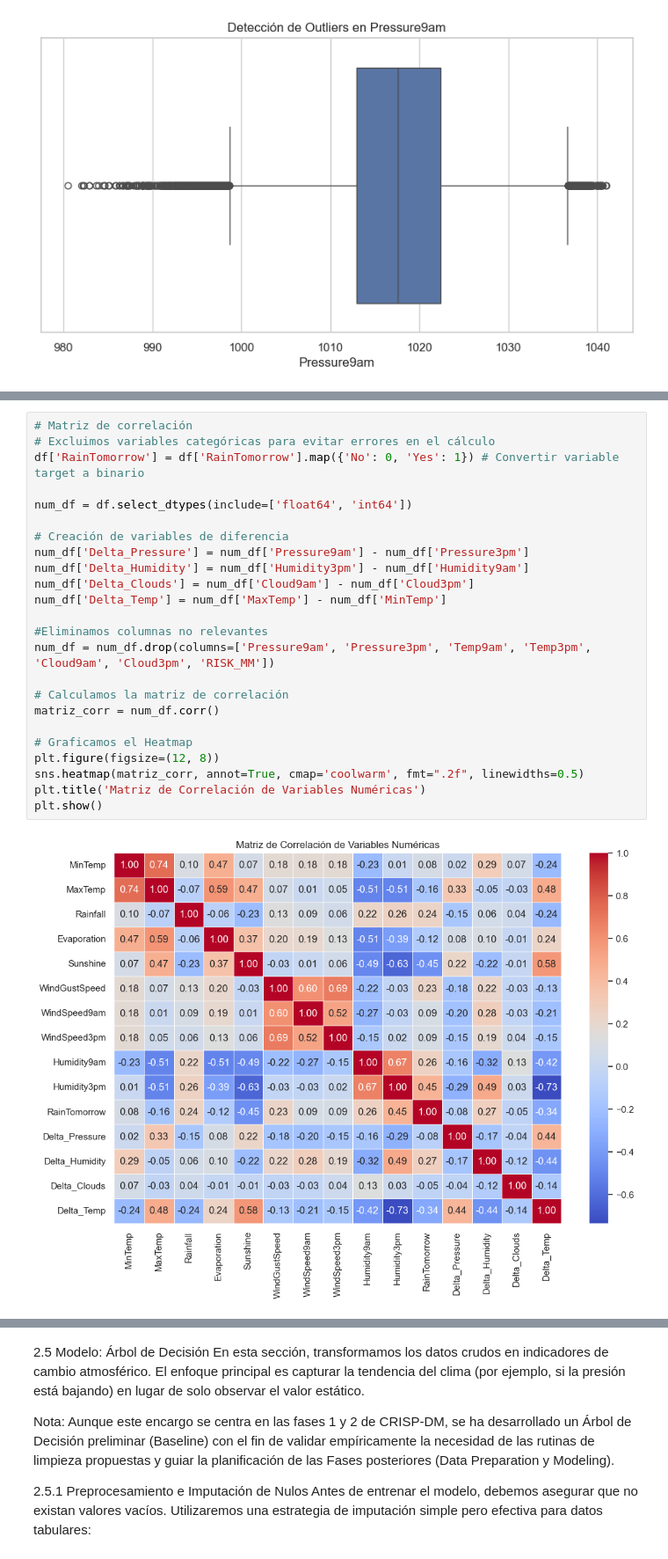
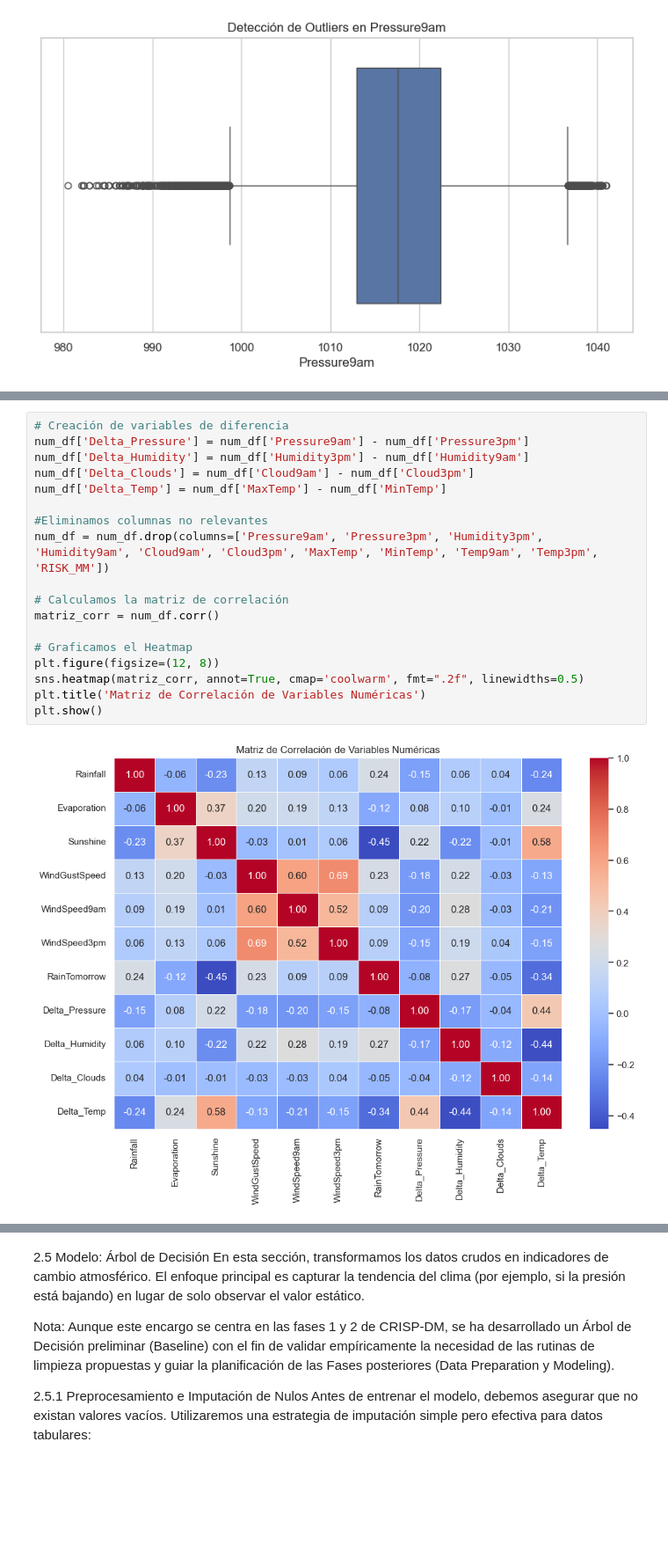
Before and after one commit to pcastro1985/mineria_datos, a Jupyter notebook: Prueba_1.ipynb, the cells around one changed output, grey strips where cells are left out. Shown at 88% size. Saved outputs shown, nothing was run; the diff lists cells and outputs as text; blank space fills up the shorter version.

```diff
--- a/Prueba_1.ipynb
+++ b/Prueba_1.ipynb
@@ -221,26 +249,20 @@ df.head()
 # %%
-# Matriz de correlación
-# Excluimos variables categóricas para evitar errores en el cálculo
-df['RainTomorrow'] = df['RainTomorrow'].map({'No': 0, 'Yes': 1}) # Convertir variable target a binario
-
-num_df = df.select_dtypes(include=['float64', 'int64'])
-
 # Creación de variables de diferencia
 num_df['Delta_Pressure'] = num_df['Pressure9am'] - num_df['Pressure3pm']
 num_df['Delta_Humidity'] = num_df['Humidity3pm'] - num_df['Humidity9am']
 num_df['Delta_Clouds'] = num_df['Cloud9am'] - num_df['Cloud3pm']
 num_df['Delta_Temp'] = num_df['MaxTemp'] - num_df['MinTemp']
 
 #Eliminamos columnas no relevantes
-num_df = num_df.drop(columns=['Pressure9am', 'Pressure3pm', 'Temp9am', 'Temp3pm', 'Cloud9am', 'Cloud3pm', 'RISK_MM'])
+num_df = num_df.drop(columns=['Pressure9am', 'Pressure3pm', 'Humidity3pm', 'Humidity9am', 'Cloud9am', 'Cloud3pm', 'MaxTemp', 'MinTemp', 'Temp9am', 'Temp3pm', 'RISK_MM'])
 
 # Calculamos la matriz de correlación
 matriz_corr = num_df.corr()
 
 # Graficamos el Heatmap
 plt.figure(figsize=(12, 8))
 sns.heatmap(matriz_corr, annot=True, cmap='coolwarm', fmt=".2f", linewidths=0.5)
 plt.title('Matriz de Correlación de Variables Numéricas')
 plt.show()
 # %% [output]
-[figure, old version]
+[figure, new version]
```
Also changed, not shown: parts of 6 cells of this notebook.
